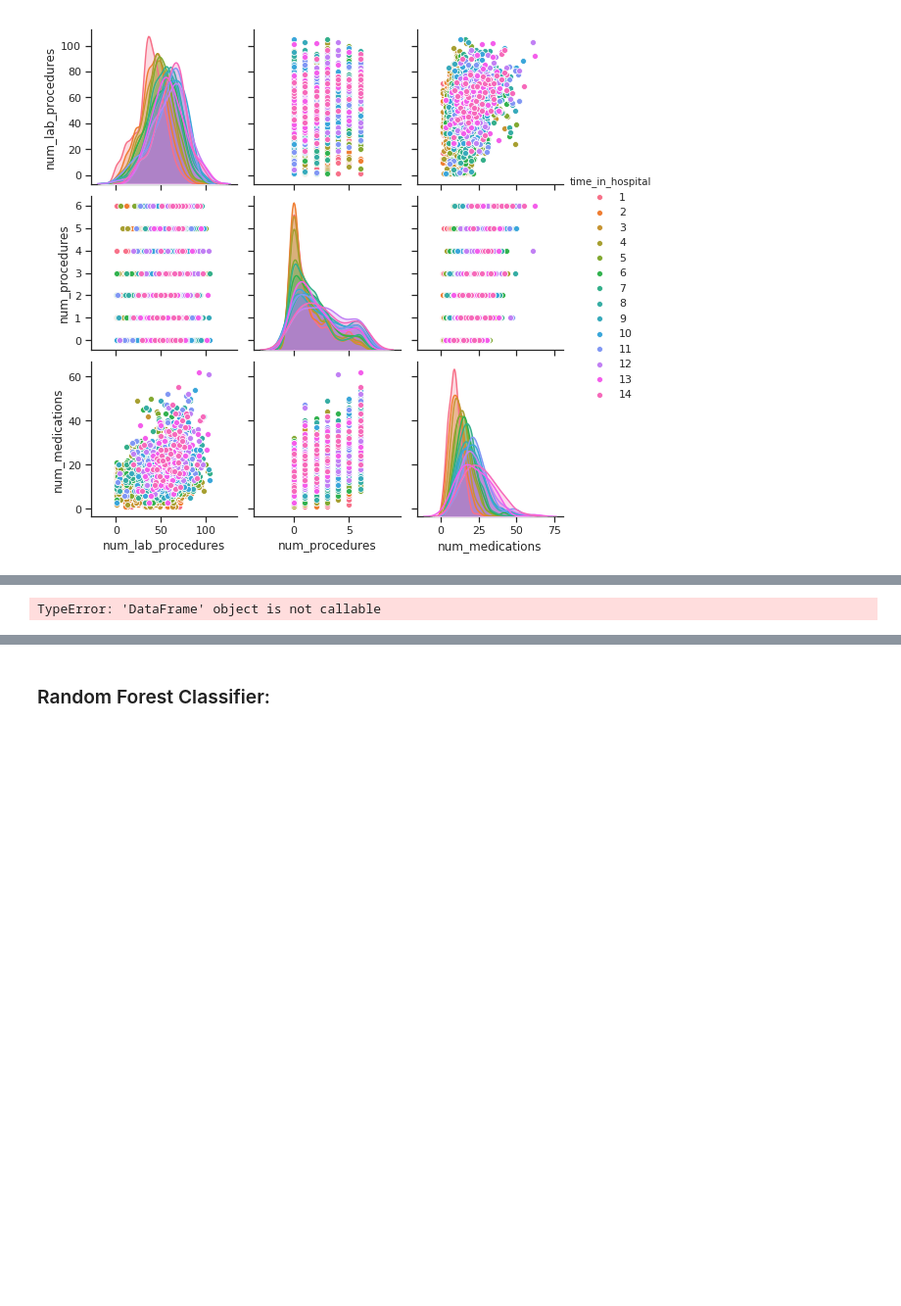
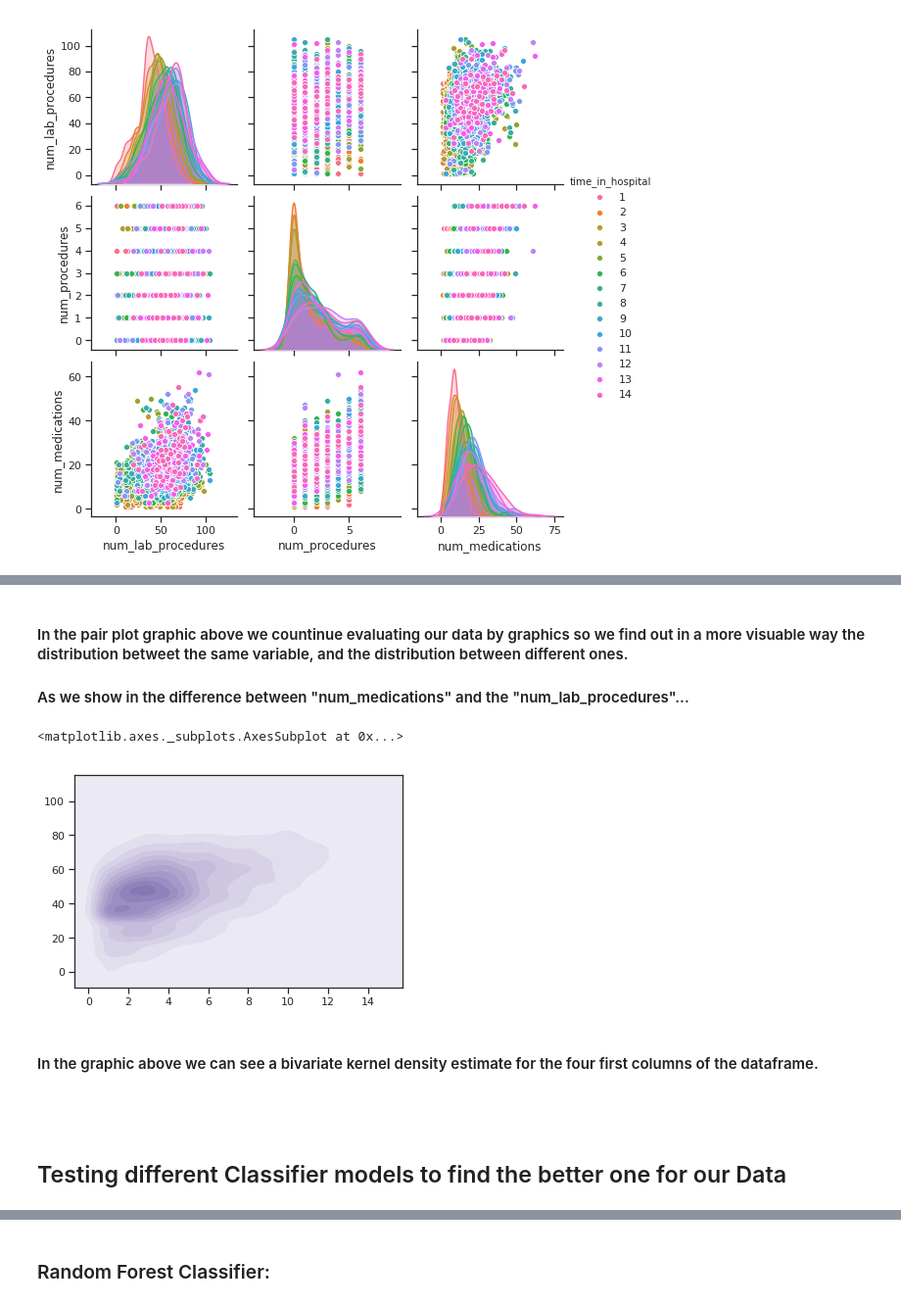
Before and after one commit to fabianlojo/Final, a Jupyter notebook: Cleaning Raw Data.ipynb, the cells around one changed output, grey strips where cells are left out. Shown: that part at 98% size. Saved outputs shown, nothing was run; the diff lists cells and outputs as text; code cells hidden in the pictures; blank space fills up the shorter version.

```diff
--- a/Cleaning Raw Data.ipynb
+++ b/Cleaning Raw Data.ipynb
@@ -179,4 +164,0 @@ SyntaxError: invalid syntax (<ipython-input-69-7b2ae015e23a>, line 1)
-# %%
-df(["max_glu_serum_>300"], normalize=True)
-# %% [output]
-TypeError: 'DataFrame' object is not callable
@@ -187,0 +165,17 @@ g.set_axis_labels("$X$", "$Y$");
+# %% [markdown]
+#### In the pair plot graphic above we countinue evaluating our data by graphics so we find out in a more visuable way the distribution betweet the same variable, and the distribution between different ones.
+
+#### As we show in the difference between "num_medications" and the "num_lab_procedures"...
+# %%
+dfkde = df.iloc[:5000,[0,1,2,3]]
+ax = sns.kdeplot(dfkde, shade=True, bw="scott", color="m")
+ax
+# %% [output]
+<matplotlib.axes._subplots.AxesSubplot at 0x...>
+[figure, added]
+# %% [markdown]
+#### In the graphic above we can see a bivariate kernel density estimate for the four first columns of the dataframe.
+# %% [markdown]
+#
+# %% [markdown]
+## Testing different Classifier models to find the better one for our Data
```
Also changed, not shown: parts of 39 cells of this notebook, 1 other file.
